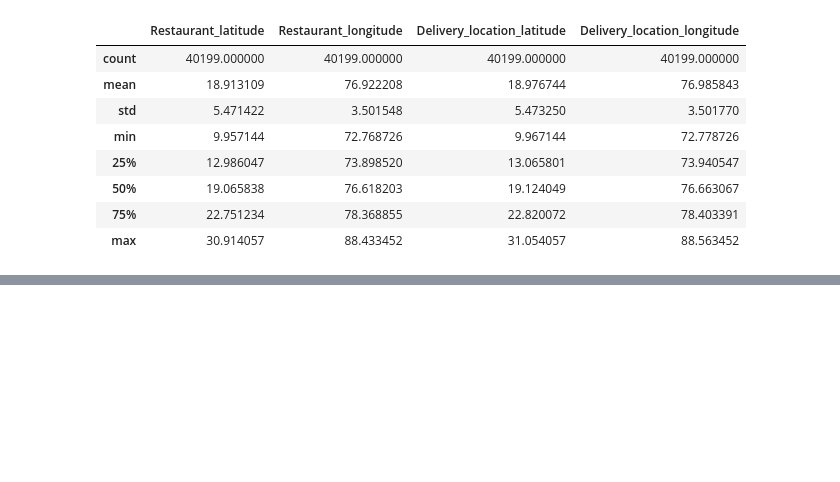
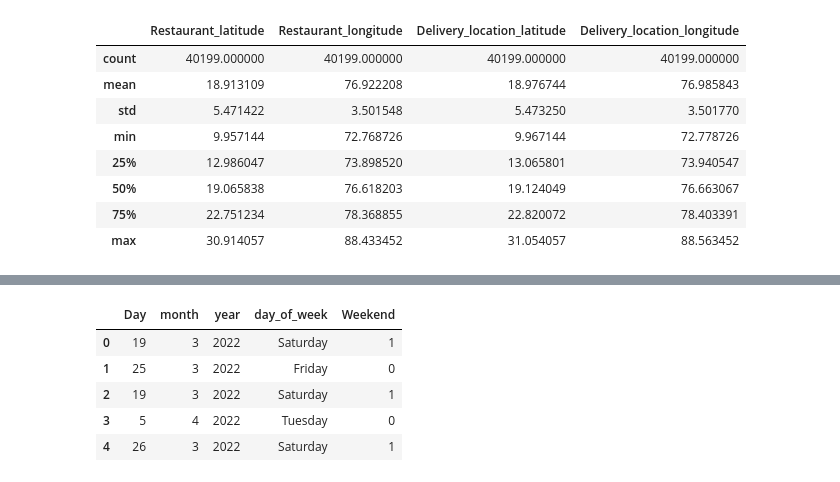
Before and after one commit to rabin20-04/delivery_time_prediction, a Jupyter notebook: delivery_t_pred.ipynb, the cells around one changed output, grey strips where cells are left out. Cells and saved outputs as stored; diff of their text form; code cells hidden in the pictures; blank space fills up the shorter version.

Commit message:
DC : datetime

```diff
--- a/delivery_t_pred.ipynb
+++ b/delivery_t_pred.ipynb
@@ -648,0 +656,3 @@ cleaned_df[location_sub.columns].shape
+# %%
+cleaned_df["Order_Date"]=pd.to_datetime(cleaned_df["Order_Date"],dayfirst=True)
+cleaned_df["Order_Date"].max()-cleaned_df["Order_Date"].min()
@@ -648,0 +665,22 @@ cleaned_df[location_sub.columns].shape
+# %%
+def extract_date_time(ser:pd.Series):
+    date_col=pd.to_datetime(ser,dayfirst=True)
+    return(
+        pd.DataFrame({
+            "Day":date_col.dt.day,
+            "month":date_col.dt.month,
+            "year":date_col.dt.year,
+            "day_of_week":date_col.dt.day_name(),
+            "Weekend":date_col.dt.day_name().isin(["Saturday","Sunday"]).astype(int)
+        })
+    )
+# %%
+dates=extract_date_time(cleaned_df["Order_Date"])
+dates.head()
+# %% [output]
+|  | Day | month | year | day_of_week | Weekend |
+| 0 | 19 | 3 | 2022 | Saturday | 1 |
+| 1 | 25 | 3 | 2022 | Friday | 0 |
+| 2 | 19 | 3 | 2022 | Saturday | 1 |
+| 3 | 5 | 4 | 2022 | Tuesday | 0 |
+| 4 | 26 | 3 | 2022 | Saturday | 1 |
```
Also changed, not shown: parts of 16 cells of this notebook.
